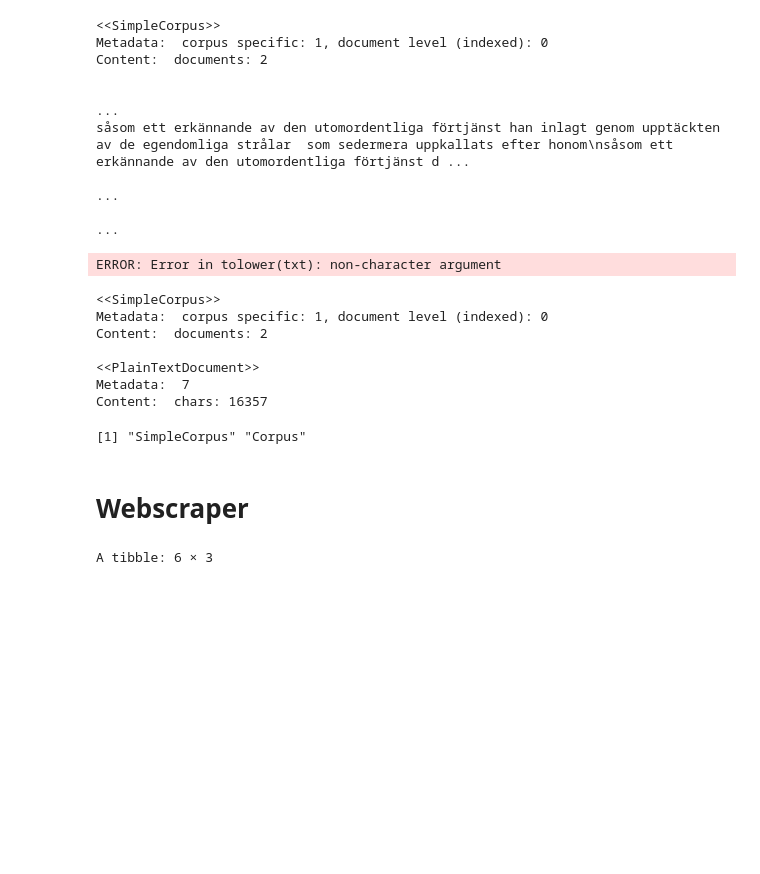
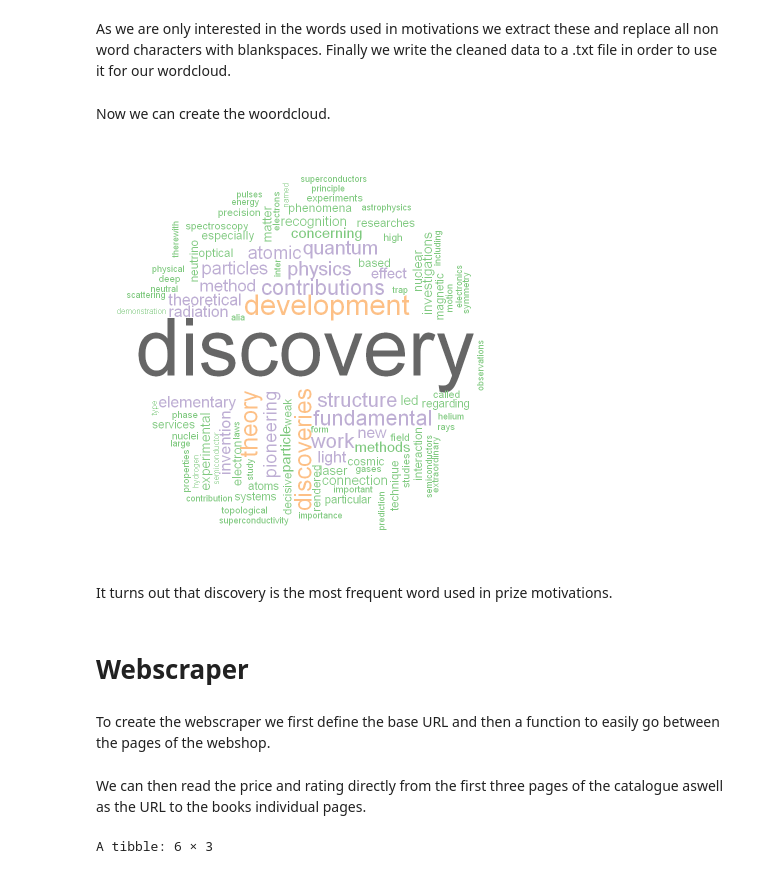
Before and after one commit to massemassiv/su-mt4007, a Jupyter notebook: HW5/HW5.ipynb, the cells around one changed output. Cells and saved outputs as stored; diff of their text form; code cells hidden in the pictures; blank space fills up the shorter version.

```diff
--- a/HW5/HW5.ipynb
+++ b/HW5/HW5.ipynb
@@ -104,12 +32,0 @@ writeLines(motivations,"data/motivations.txt")
-# %%
-mooncloud<-Corpus(DirSource("data"))
-inspect(mooncloud)
-# %% [output]
-<<SimpleCorpus>>
-Metadata:  corpus specific: 1, document level (indexed): 0
-Content:  documents: 2
-
-                                                                                                                                                                                                         ...
-såsom ett erkännande av den utomordentliga förtjänst han inlagt genom upptäckten av de egendomliga strålar  som sedermera uppkallats efter honom\nsåsom ett erkännande av den utomordentliga förtjänst d ...
-                                                                                                                                                                                                         ...
-                                                                                                                                                                                                         ...
@@ -130,0 +33,2 @@ mooncloud <- tm_map(mooncloud, PlainTextDocument)
+# %% [markdown]
+As we are only interested in the words used in motivations we extract these and replace all non word characters with blankspaces. Finally we write the cleaned data to a .txt file in order to use it for our wordcloud.
@@ -131,28 +39,29 @@ mooncloud <- tm_map(mooncloud, PlainTextDocument)
+# %% [markdown]
+Now we can create the woordcloud.
 # %%
-# Time to generate a wordcloud!
-wordcloud(mooncloud
-        , scale=c(5,0.5)     # Set min and max scale
-        , max.words=100     # Set top n words
-        , random.order=FALSE # Words in decreasing freq
-        , rot.per=0.35       # % of vertical words
-        , use.r.layout=FALSE # Use C++ collision detection
-        , colors=brewer.pal(8, "Dark2"))
+cloud<-Corpus(DirSource("data"))
+
+cloud <- tm_map(cloud, stripWhitespace)
+
+cloud <- tm_map(cloud, tolower)
+
+cloud <- tm_map(cloud, removeWords, stopwords("english"))
+
+wordcloud(cloud
+        , scale=c(8,0.5)
+        , max.words=100
+        , random.order=FALSE
+        , rot.per=0.35
+        , use.r.layout=FALSE
+        , colors=brewer.pal(8, "Accent"))
 # %% [output]
-ERROR: Error in tolower(txt): non-character argument
+[figure, added]
-# %%
-inspect(mooncloud)
-class(mooncloud)
-# %% [output]
-<<SimpleCorpus>>
-Metadata:  corpus specific: 1, document level (indexed): 0
-Content:  documents: 2
-
-<<PlainTextDocument>>
-Metadata:  7
-Content:  chars: 16357
-[1] "SimpleCorpus" "Corpus"
+# %% [markdown]
+It turns out that discovery is the most frequent word used in prize motivations.
 # %% [markdown]
 # Webscraper
+# %% [markdown]
+To create the webscraper we first define the base URL and then a function to easily go between the pages of the webshop.
 # %%
 BASE_URL<-"https://books.toscrape.com/catalogue/"
 URL<-function(page=1){return(sprintf("https://books.toscrape.com/catalogue/page-%s.html",page))}
@@ -160,3 +69,5 @@ ht<-rvest::read_html(URL(2))
+# %% [markdown]
+We can then read the price and rating directly from the first three pages of the catalogue aswell as the URL to the books individual pages.
 # %%
 df<-tibble(Rating=character(),Price=character(),URL=character())
 for(i in 1:3){
```
Also changed, not shown: parts of 17 cells of this notebook.
